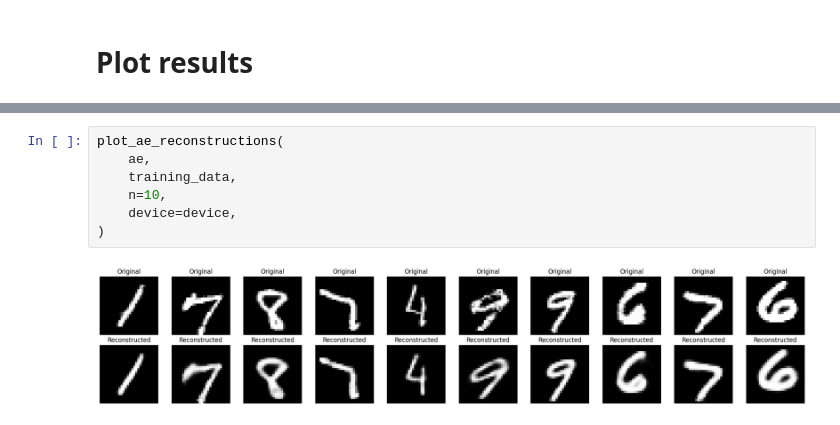
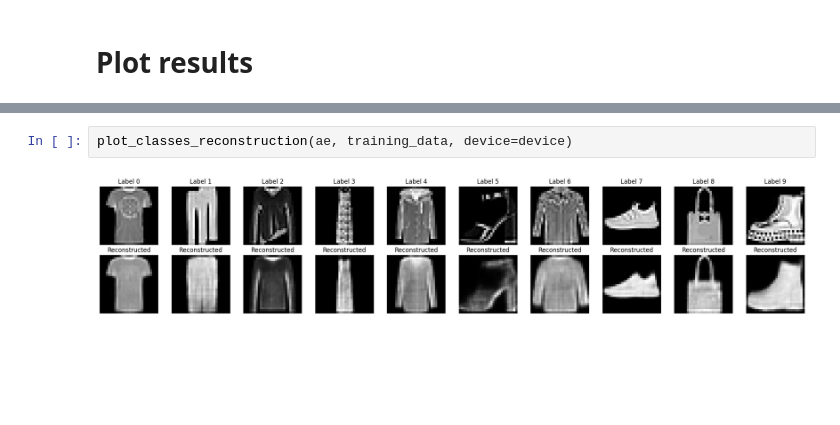
Before and after one commit to woullufy/deep-embedded-clustering, a Jupyter notebook: notebooks/autoencoder.ipynb, the cells around one changed output, grey strips where cells are left out. Saved outputs shown, nothing was run; the diff lists cells and outputs as text; blank space fills up the shorter version.

```diff
--- a/notebooks/autoencoder.ipynb
+++ b/notebooks/autoencoder.ipynb
@@ -110,10 +45,5 @@ plot_all_reconstructions(images)
-# %%
-plot_ae_reconstructions(
-    ae,
-    training_data,
-    n=10,
-    device=device,
-)
-# %% [output]
-[figure, removed]
+# %%
+plot_classes_reconstruction(ae, training_data, device=device)
+# %% [output]
+[figure, added]
 # %%
```
Also changed, not shown: parts of 12 cells of this notebook, 7 other files.
